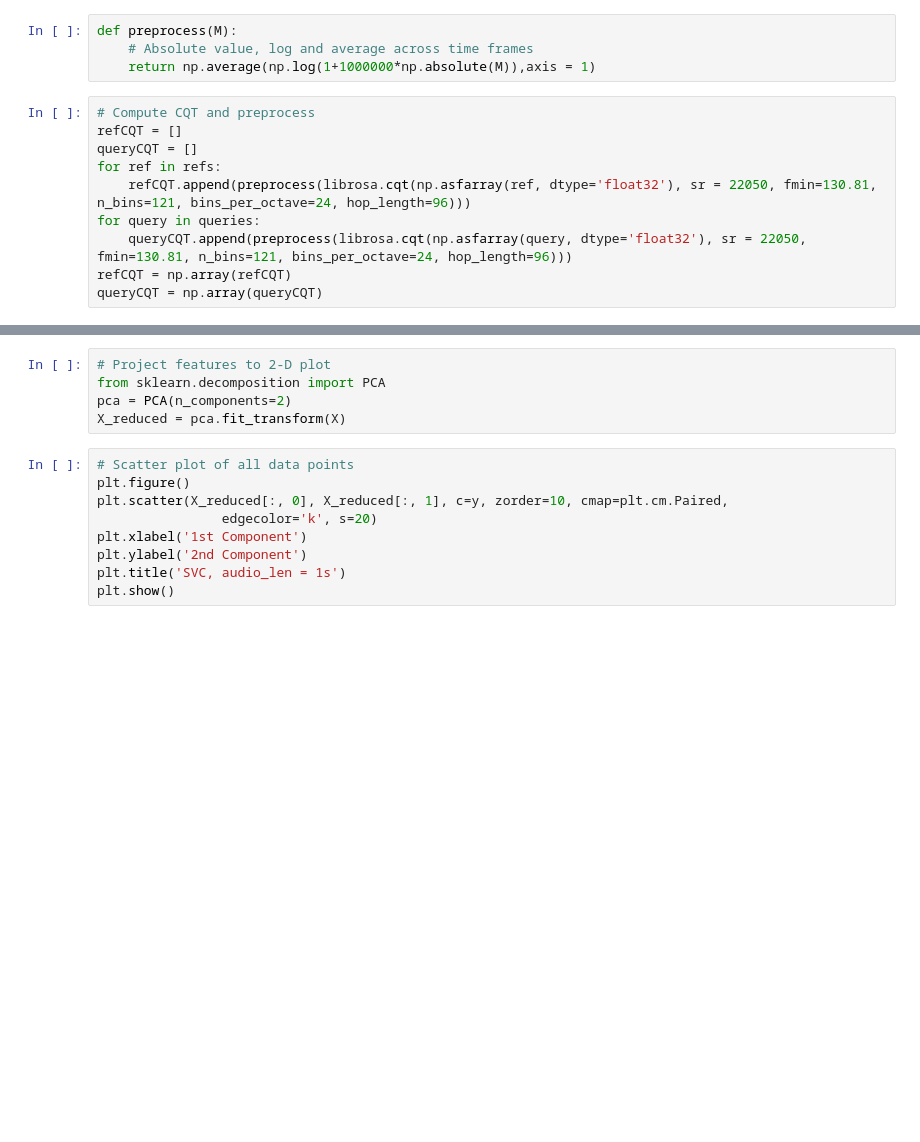
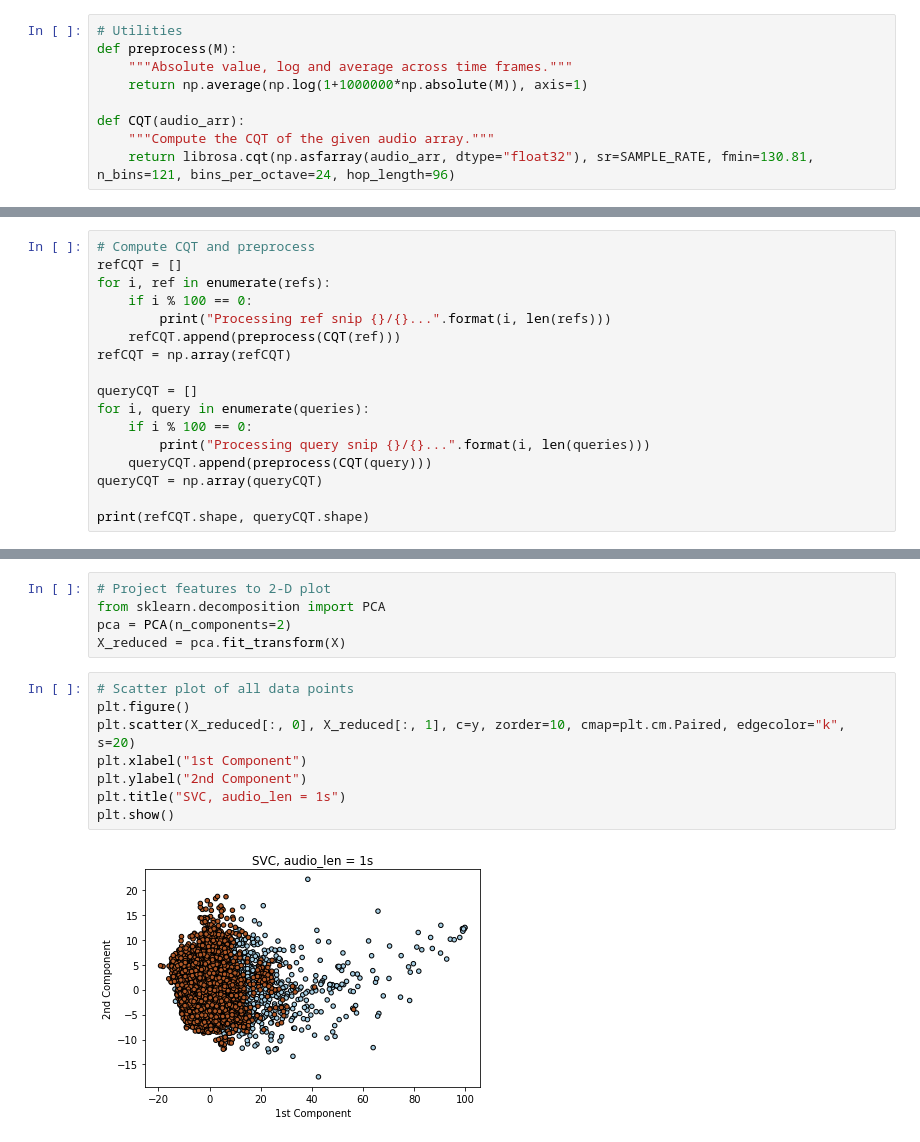
Before and after one commit to evhub/audio-quality-detection, a Jupyter notebook: SVM-benchmark.ipynb, the cells around one changed output, grey strips where cells are left out. Drawn from its saved outputs; the diff is of its cells as text; blank space fills up the shorter version.

```diff
--- a/SVM-benchmark.ipynb
+++ b/SVM-benchmark.ipynb
@@ -11,14 +28,9 @@ print(refs.shape, queries.shape)
 # %%
+# Utilities
 def preprocess(M):
-    # Absolute value, log and average across time frames
-    return np.average(np.log(1+1000000*np.absolute(M)),axis = 1)
+    """Absolute value, log and average across time frames."""
+    return np.average(np.log(1+1000000*np.absolute(M)), axis=1)
+
+def CQT(audio_arr):
+    """Compute the CQT of the given audio array."""
+    return librosa.cqt(np.asfarray(audio_arr, dtype="float32"), sr=SAMPLE_RATE, fmin=130.81, n_bins=121, bins_per_octave=24, hop_length=96)
-# %%
-# Compute CQT and preprocess
-refCQT = []
-queryCQT = []
-for ref in refs:
-    refCQT.append(preprocess(librosa.cqt(np.asfarray(ref, dtype='float32'), sr = 22050, fmin=130.81, n_bins=121, bins_per_octave=24, hop_length=96)))
-for query in queries:
-    queryCQT.append(preprocess(librosa.cqt(np.asfarray(query, dtype='float32'), sr = 22050, fmin=130.81, n_bins=121, bins_per_octave=24, hop_length=96)))
-refCQT = np.array(refCQT)
-queryCQT = np.array(queryCQT)
@@ -26,0 +37,17 @@ print(refCQT.shape, queryCQT.shape)
+# %%
+# Compute CQT and preprocess
+refCQT = []
+for i, ref in enumerate(refs):
+    if i % 100 == 0:
+        print("Processing ref snip {}/{}...".format(i, len(refs)))
+    refCQT.append(preprocess(CQT(ref)))
+refCQT = np.array(refCQT)
+
+queryCQT = []
+for i, query in enumerate(queries):
+    if i % 100 == 0:
+        print("Processing query snip {}/{}...".format(i, len(queries)))
+    queryCQT.append(preprocess(CQT(query)))
+queryCQT = np.array(queryCQT)
+
+print(refCQT.shape, queryCQT.shape)
@@ -56,9 +112,10 @@ X_reduced = pca.fit_transform(X)
 # %%
 # Scatter plot of all data points
 plt.figure()
-plt.scatter(X_reduced[:, 0], X_reduced[:, 1], c=y, zorder=10, cmap=plt.cm.Paired,
-                edgecolor='k', s=20)
-plt.xlabel('1st Component')
-plt.ylabel('2nd Component')
-plt.title('SVC, audio_len = 1s')
+plt.scatter(X_reduced[:, 0], X_reduced[:, 1], c=y, zorder=10, cmap=plt.cm.Paired, edgecolor="k", s=20)
+plt.xlabel("1st Component")
+plt.ylabel("2nd Component")
+plt.title("SVC, audio_len = 1s")
 plt.show()
+# %% [output]
+[figure, added]
```
Also changed, not shown: parts of 9 cells of this notebook.
